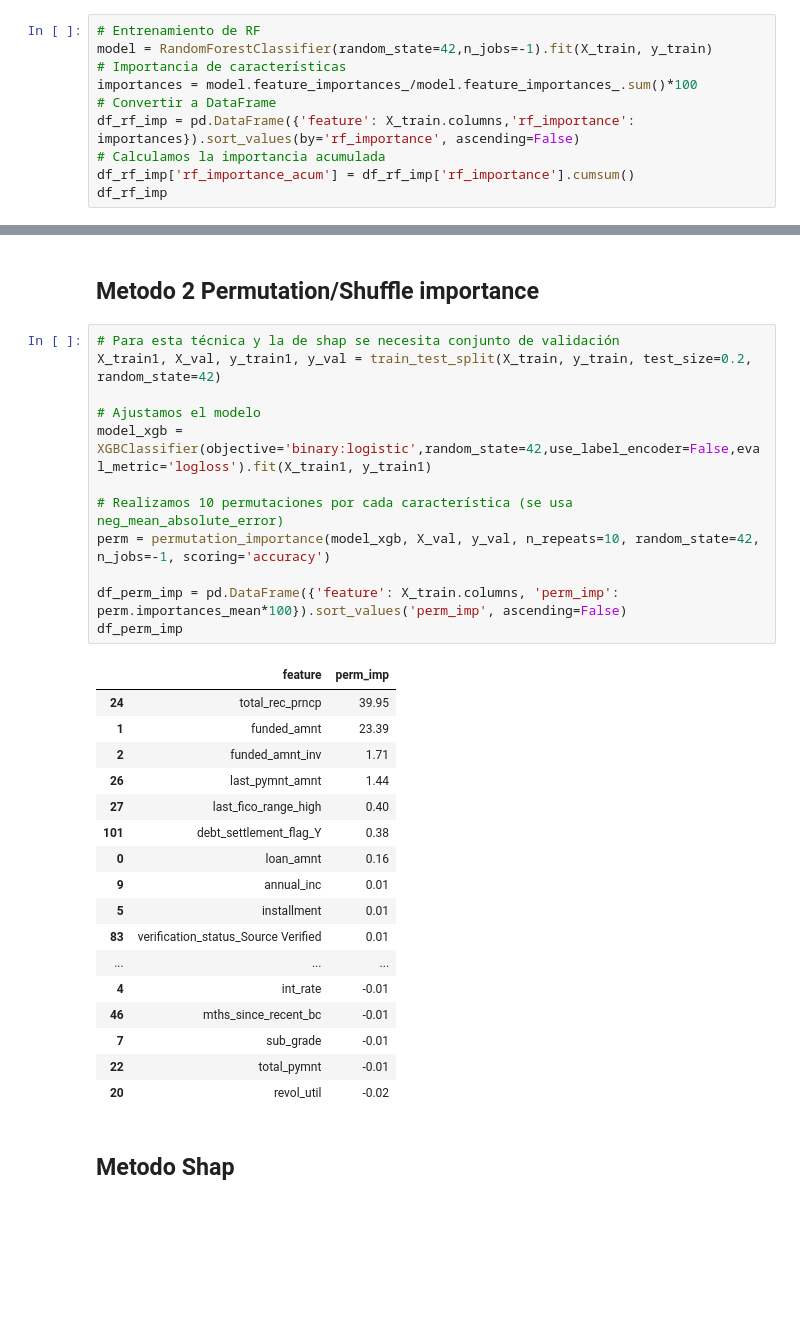
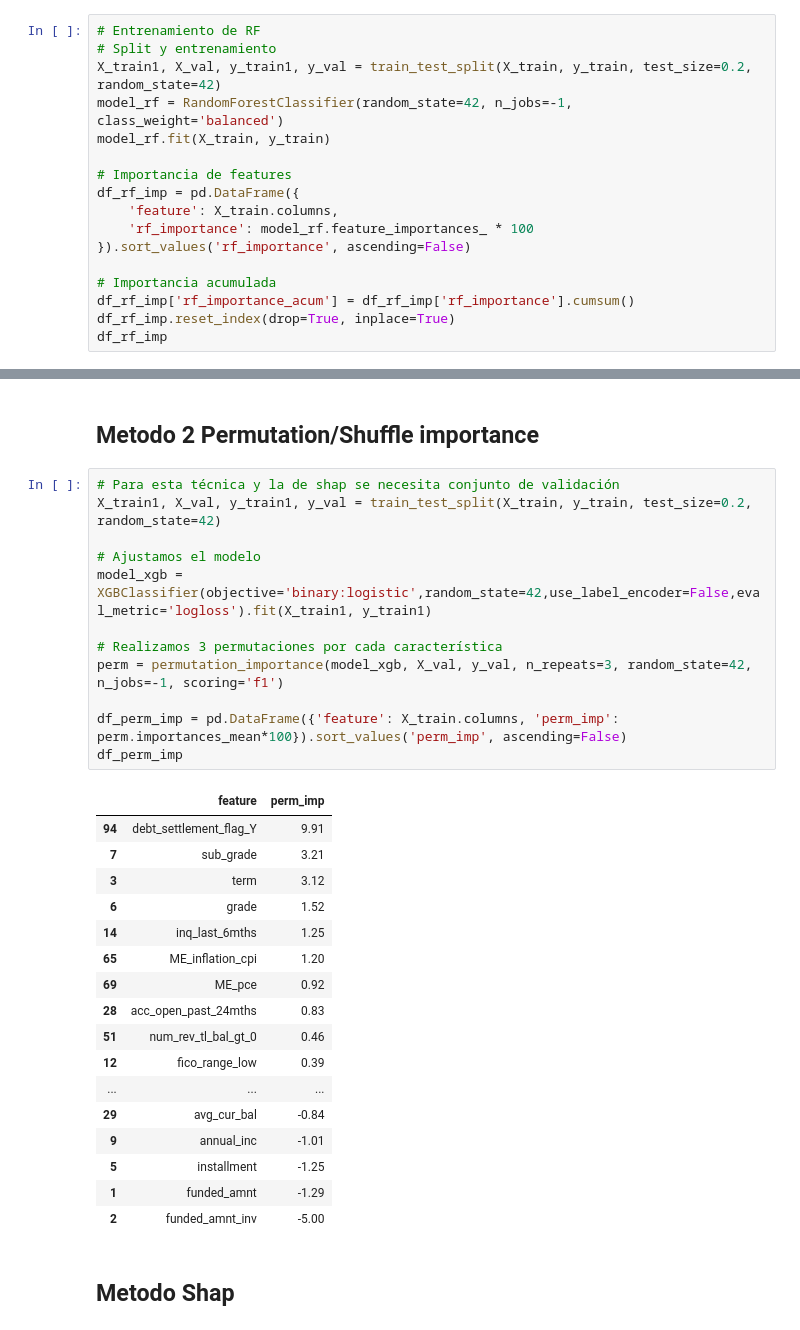
Before and after one commit to 4GeeksAcademy/final_project_creditscoring, a Jupyter notebook: notebooks/EDA.ipynb, the cells around one changed output, grey strips where cells are left out. Drawn from its saved outputs; the diff is of its cells as text; blank space fills up the shorter version.

```diff
--- a/notebooks/EDA.ipynb
+++ b/notebooks/EDA.ipynb
@@ -1638,13 +1642,20 @@ En el proceso de selección de características, se consideraron tres enfoques p
 ## Método 1 Feature importance de RF
 # %%
 # Entrenamiento de RF
-model = RandomForestClassifier(random_state=42,n_jobs=-1).fit(X_train, y_train)
-# Importancia de características
-importances = model.feature_importances_/model.feature_importances_.sum()*100
-# Convertir a DataFrame
-df_rf_imp = pd.DataFrame({'feature': X_train.columns,'rf_importance': importances}).sort_values(by='rf_importance', ascending=False)
-# Calculamos la importancia acumulada
+# Split y entrenamiento
+X_train1, X_val, y_train1, y_val = train_test_split(X_train, y_train, test_size=0.2, random_state=42)
+model_rf = RandomForestClassifier(random_state=42, n_jobs=-1, class_weight='balanced')
+model_rf.fit(X_train, y_train)
+
+# Importancia de features
+df_rf_imp = pd.DataFrame({
+    'feature': X_train.columns,
+    'rf_importance': model_rf.feature_importances_ * 100
+}).sort_values('rf_importance', ascending=False)
+
+# Importancia acumulada
 df_rf_imp['rf_importance_acum'] = df_rf_imp['rf_importance'].cumsum()
+df_rf_imp.reset_index(drop=True, inplace=True)
 df_rf_imp
 # %% [output]
 |  | feature | rf_importance | rf_importance_acum |
@@ -1669,33 +1680,33 @@ df_rf_imp
 # %%
 # Para esta técnica y la de shap se necesita conjunto de validación
 X_train1, X_val, y_train1, y_val = train_test_split(X_train, y_train, test_size=0.2, random_state=42)
 
 # Ajustamos el modelo
 model_xgb = XGBClassifier(objective='binary:logistic',random_state=42,use_label_encoder=False,eval_metric='logloss').fit(X_train1, y_train1)
 
-# Realizamos 10 permutaciones por cada característica (se usa neg_mean_absolute_error)
-perm = permutation_importance(model_xgb, X_val, y_val, n_repeats=10, random_state=42, n_jobs=-1, scoring='accuracy')
+# Realizamos 3 permutaciones por cada característica
+perm = permutation_importance(model_xgb, X_val, y_val, n_repeats=3, random_state=42, n_jobs=-1, scoring='f1')
 
 df_perm_imp = pd.DataFrame({'feature': X_train.columns, 'perm_imp': perm.importances_mean*100}).sort_values('perm_imp', ascending=False)
 df_perm_imp
 # %% [output]
 |  | feature | perm_imp |
-| 24 | total_rec_prncp | 39.95 |
-| 1 | funded_amnt | 23.39 |
-| 2 | funded_amnt_inv | 1.71 |
-| 26 | last_pymnt_amnt | 1.44 |
-| 27 | last_fico_range_high | 0.40 |
-| 101 | debt_settlement_flag_Y | 0.38 |
-| 0 | loan_amnt | 0.16 |
-| 9 | annual_inc | 0.01 |
-| 5 | installment | 0.01 |
-| 83 | verification_status_Source Verified | 0.01 |
+| 94 | debt_settlement_flag_Y | 9.91 |
+| 7 | sub_grade | 3.21 |
+| 3 | term | 3.12 |
+| 6 | grade | 1.52 |
+| 14 | inq_last_6mths | 1.25 |
+| 65 | ME_inflation_cpi | 1.20 |
+| 69 | ME_pce | 0.92 |
+| 28 | acc_open_past_24mths | 0.83 |
+| 51 | num_rev_tl_bal_gt_0 | 0.46 |
+| 12 | fico_range_low | 0.39 |
 | ... | ... | ... |
-| 4 | int_rate | -0.01 |
-| 46 | mths_since_recent_bc | -0.01 |
-| 7 | sub_grade | -0.01 |
-| 22 | total_pymnt | -0.01 |
-| 20 | revol_util | -0.02 |
+| 29 | avg_cur_bal | -0.84 |
+| 9 | annual_inc | -1.01 |
+| 5 | installment | -1.25 |
+| 1 | funded_amnt | -1.29 |
+| 2 | funded_amnt_inv | -5.00 |
 # %% [markdown]
 ## Metodo Shap
 # %%
```
Also changed, not shown: parts of 29 cells of this notebook.
